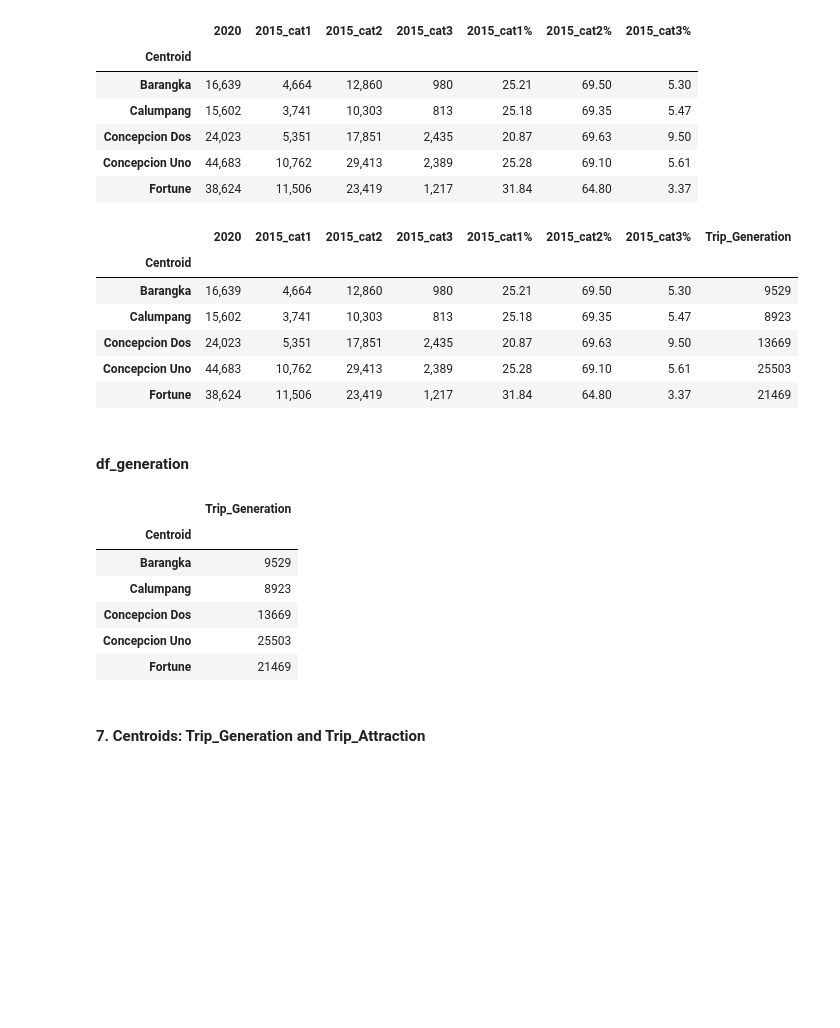
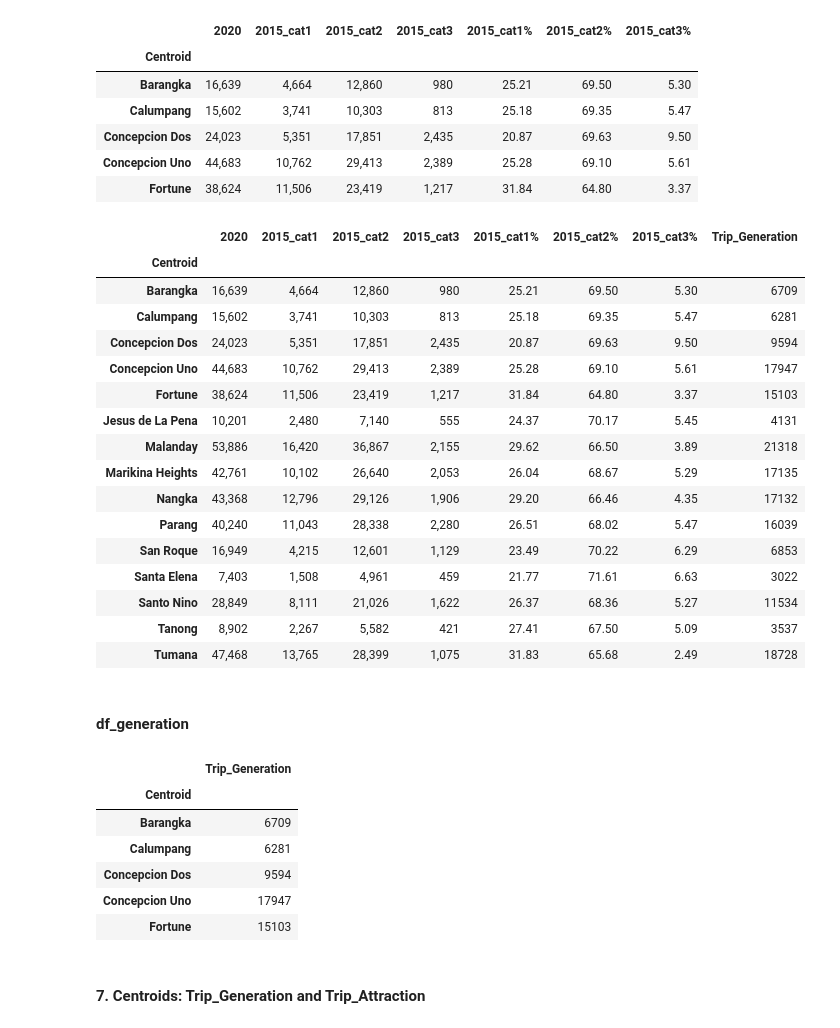
Before and after one commit to msescordial/rnga, a Jupyter notebook: Generating_Demand_Matrix.ipynb, the cells around one changed output. Drawn from its saved outputs; the diff is of its cells as text; code cells hidden in the pictures; blank space fills up the shorter version.

```diff
--- a/Generating_Demand_Matrix.ipynb
+++ b/Generating_Demand_Matrix.ipynb
@@ -299,28 +318,38 @@ df_gen.head()
 | Concepcion Uno | 44,683 | 10,762 | 29,413 | 2,389 | 25.28 | 69.10 | 5.61 |
 | Fortune | 38,624 | 11,506 | 23,419 | 1,217 | 31.84 | 64.80 | 3.37 |
 # %%
-generation_constant = [0.3, 0.7, 0.2]
+generation_constant = [0.2, 0.5, 0.1]
 list_gen = []
 gen_centroids = df_gen.index
 
 for c in gen_centroids:
     totalp = int(df_gen["2020"][c].replace(",",""))
     cat1p = df_gen["2015_cat1%"][c]
     cat2p = df_gen["2015_cat2%"][c]
     cat3p = df_gen["2015_cat3%"][c]
     generation = int((generation_constant[0]*0.01*cat1p*totalp) + (generation_constant[1]*0.01*cat2p*totalp) + (generation_constant[2]*0.01*cat3p*totalp))
     list_gen.append(generation)
 
 df_gen["Trip_Generation"] = list_gen
-df_gen.head()
+df_gen
 # %% [output]
 |  | 2020 | 2015_cat1 | 2015_cat2 | 2015_cat3 | 2015_cat1% | 2015_cat2% | 2015_cat3% | Trip_Generation |
 | Centroid |  |  |  |  |  |  |  |  |
-| Barangka | 16,639 | 4,664 | 12,860 | 980 | 25.21 | 69.50 | 5.30 | 9529 |
-| Calumpang | 15,602 | 3,741 | 10,303 | 813 | 25.18 | 69.35 | 5.47 | 8923 |
-| Concepcion Dos | 24,023 | 5,351 | 17,851 | 2,435 | 20.87 | 69.63 | 9.50 | 13669 |
-| Concepcion Uno | 44,683 | 10,762 | 29,413 | 2,389 | 25.28 | 69.10 | 5.61 | 25503 |
-| Fortune | 38,624 | 11,506 | 23,419 | 1,217 | 31.84 | 64.80 | 3.37 | 21469 |
+| Barangka | 16,639 | 4,664 | 12,860 | 980 | 25.21 | 69.50 | 5.30 | 6709 |
+| Calumpang | 15,602 | 3,741 | 10,303 | 813 | 25.18 | 69.35 | 5.47 | 6281 |
+| Concepcion Dos | 24,023 | 5,351 | 17,851 | 2,435 | 20.87 | 69.63 | 9.50 | 9594 |
+| Concepcion Uno | 44,683 | 10,762 | 29,413 | 2,389 | 25.28 | 69.10 | 5.61 | 17947 |
+| Fortune | 38,624 | 11,506 | 23,419 | 1,217 | 31.84 | 64.80 | 3.37 | 15103 |
+| Jesus de La Pena | 10,201 | 2,480 | 7,140 | 555 | 24.37 | 70.17 | 5.45 | 4131 |
+| Malanday | 53,886 | 16,420 | 36,867 | 2,155 | 29.62 | 66.50 | 3.89 | 21318 |
+| Marikina Heights | 42,761 | 10,102 | 26,640 | 2,053 | 26.04 | 68.67 | 5.29 | 17135 |
+| Nangka | 43,368 | 12,796 | 29,126 | 1,906 | 29.20 | 66.46 | 4.35 | 17132 |
+| Parang | 40,240 | 11,043 | 28,338 | 2,280 | 26.51 | 68.02 | 5.47 | 16039 |
+| San Roque | 16,949 | 4,215 | 12,601 | 1,129 | 23.49 | 70.22 | 6.29 | 6853 |
+| Santa Elena | 7,403 | 1,508 | 4,961 | 459 | 21.77 | 71.61 | 6.63 | 3022 |
+| Santo Nino | 28,849 | 8,111 | 21,026 | 1,622 | 26.37 | 68.36 | 5.27 | 11534 |
+| Tanong | 8,902 | 2,267 | 5,582 | 421 | 27.41 | 67.50 | 5.09 | 3537 |
+| Tumana | 47,468 | 13,765 | 28,399 | 1,075 | 31.83 | 65.68 | 2.49 | 18728 |
 # %% [markdown]
 #### df_generation
 # %%
@@ -329,11 +358,11 @@ df_generation.head()
 # %% [output]
 |  | Trip_Generation |
 | Centroid |  |
-| Barangka | 9529 |
-| Calumpang | 8923 |
-| Concepcion Dos | 13669 |
-| Concepcion Uno | 25503 |
-| Fortune | 21469 |
+| Barangka | 6709 |
+| Calumpang | 6281 |
+| Concepcion Dos | 9594 |
+| Concepcion Uno | 17947 |
+| Fortune | 15103 |
 # %% [markdown]
 #### 7. Centroids: Trip_Generation and Trip_Attraction
 # %%
```
Also changed, not shown: parts of 47 cells of this notebook, 2 other files.
